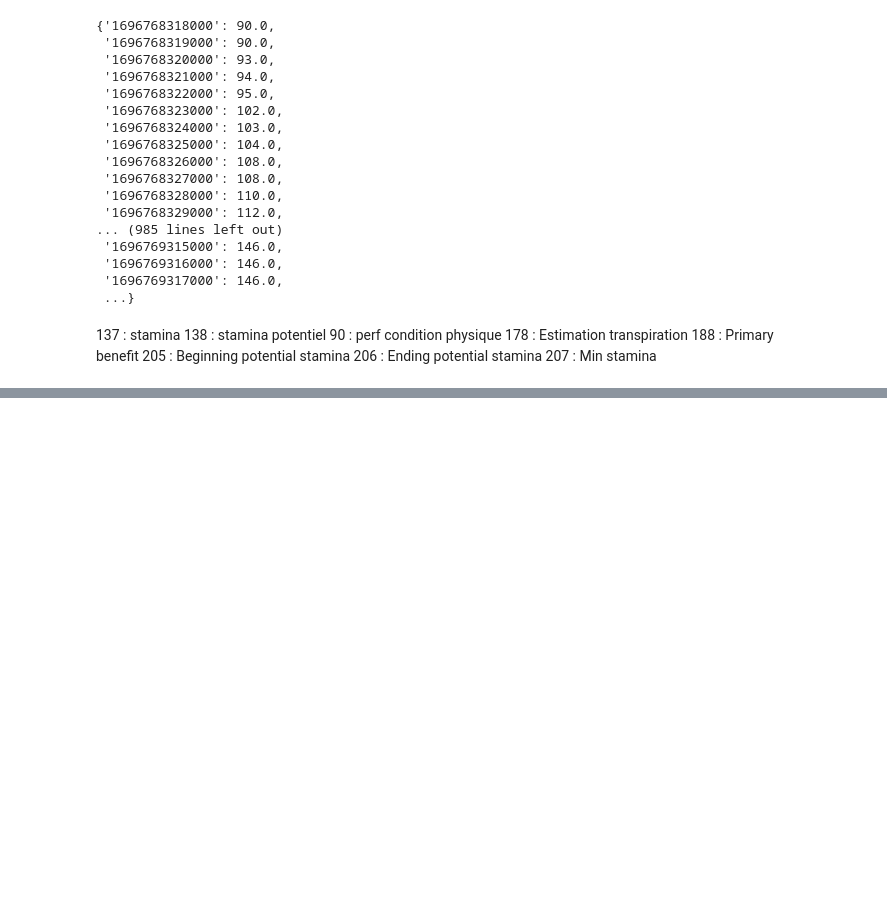
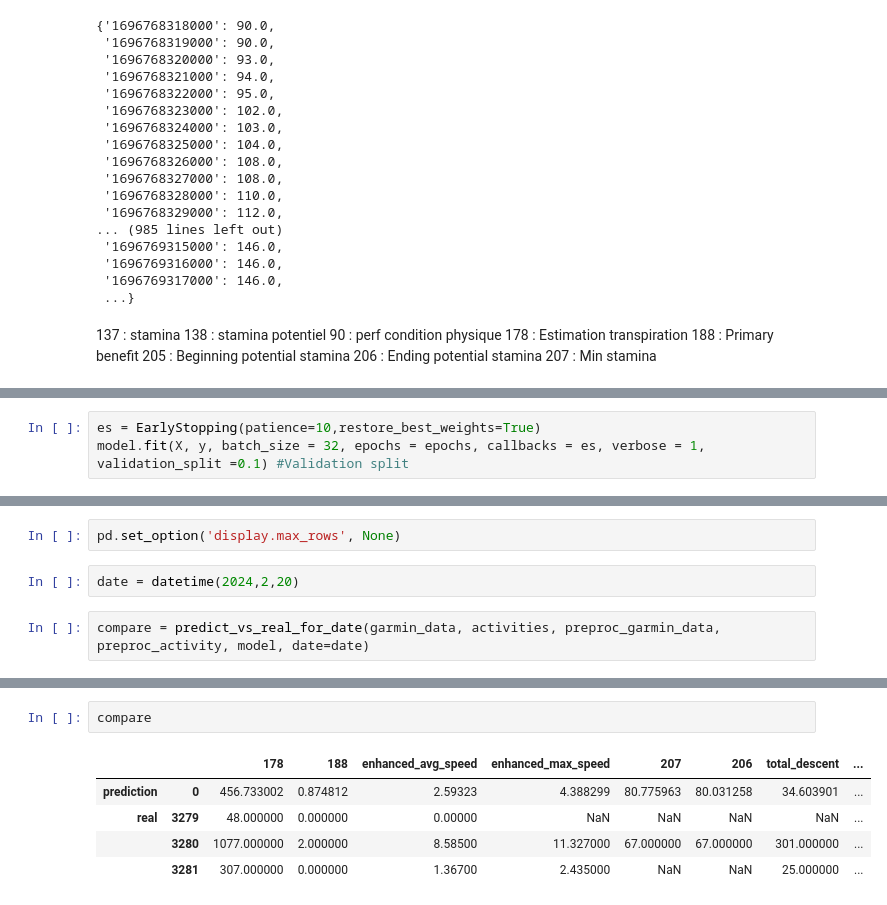
Before and after one commit to nicblanc/overcome-tomorrow, a Jupyter notebook: notebooks/julien_notebook.ipynb, the cells around one changed output, grey strips where cells are left out. Saved outputs shown, nothing was run; the diff lists cells and outputs as text; blank space fills up the shorter version.

```diff
--- a/notebooks/julien_notebook.ipynb
+++ b/notebooks/julien_notebook.ipynb
@@ -256,0 +372,3 @@ response_dict['heart_rate']
+# %%
+es = EarlyStopping(patience=10,restore_best_weights=True)
+model.fit(X, y, batch_size = 32, epochs = epochs, callbacks = es, verbose = 1, validation_split =0.1) #Validation split
@@ -256,0 +508,6 @@ response_dict['heart_rate']
+# %%
+pd.set_option('display.max_rows', None)
+# %%
+date = datetime(2024,2,20)
+# %%
+compare = predict_vs_real_for_date(garmin_data, activities, preproc_garmin_data, preproc_activity, model, date=date)
@@ -256,0 +516,8 @@ response_dict['heart_rate']
+# %%
+compare
+# %% [output]
+|  |  | 178 | 188 | enhanced_avg_speed | enhanced_max_speed | 207 | 206 | total_descent | ... |
+| prediction | 0 | 456.733002 | 0.874812 | 2.59323 | 4.388299 | 80.775963 | 80.031258 | 34.603901 | ... |
+| real | 3279 | 48.000000 | 0.000000 | 0.00000 | NaN | NaN | NaN | NaN | ... |
+|  | 3280 | 1077.000000 | 2.000000 | 8.58500 | 11.327000 | 67.000000 | 67.000000 | 301.000000 | ... |
+|  | 3281 | 307.000000 | 0.000000 | 1.36700 | 2.435000 | NaN | NaN | 25.000000 | ... |
```
Also changed, not shown: parts of 35 cells of this notebook, 2 other files.
